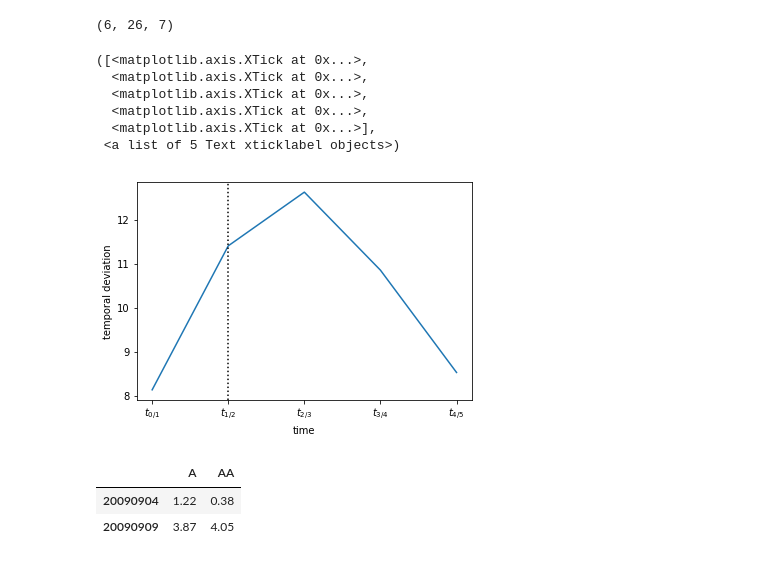
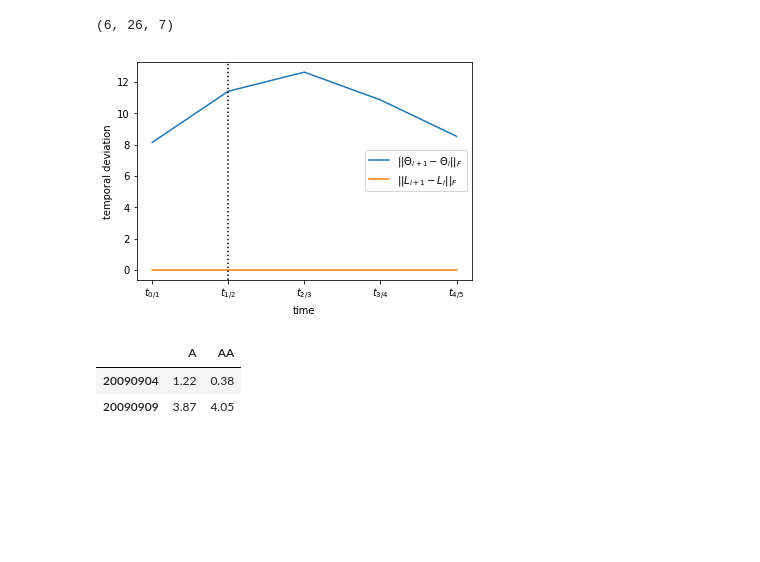
Before and after one commit to fdtomasi/regain, a Jupyter notebook: notebooks/real data.ipynb, the cells around one changed output. Drawn from its saved outputs; the diff is of its cells as text; code cells hidden in the pictures; blank space fills up the shorter version.

```diff
--- a/notebooks/real data.ipynb
+++ b/notebooks/real data.ipynb
@@ -90,23 +90,21 @@ tic = time.time()
 ll = mdl.set_params(**ltgl.best_params_).set_params(max_iter=500).fit(data_grid)
 tac = time.time()
 # %%
-mat = ll.precision_
+prec = ll.precision_
+late = ll.latent_
 f = plt.figure()
-plt.plot([np.linalg.norm(mat[i+1] - mat[i]) for i in range(mat.shape[0]-1)])
+plt.plot([np.linalg.norm(prec[i+1] - prec[i]) for i in range(prec.shape[0]-1)],
+         label=r'$\|\|\Theta_{i+1} - \Theta_i\|\|_F$')
+plt.plot([np.linalg.norm(late[i+1] - late[i]) for i in range(late.shape[0]-1)],
+         label=r'$\|\|L_{i+1} - L_i\|\|_F$')
 plt.axvline(1, ls=':', c='k')
 plt.ylabel("temporal deviation");
 plt.xlabel("time");
 plt.xticks(np.arange(mat.shape[0]-1),
            [r'$t_{%d/%d}$'%(i,i+1) for i in range(mat.shape[0]-1)])
-# plt.xticks()
+plt.legend();
 # %% [output]
-([<matplotlib.axis.XTick at 0x...>,
-  <matplotlib.axis.XTick at 0x...>,
-  <matplotlib.axis.XTick at 0x...>,
-  <matplotlib.axis.XTick at 0x...>,
-  <matplotlib.axis.XTick at 0x...>],
- <a list of 5 Text xticklabel objects>)
-[figure, old version]
+[figure, new version]
 # %%
 f.savefig("/home/fede/Dropbox/Latent variables networks/paper formatted/real_data_temporal_deviation.pdf")
 # %%
```
Also changed, not shown: 31 other files.
